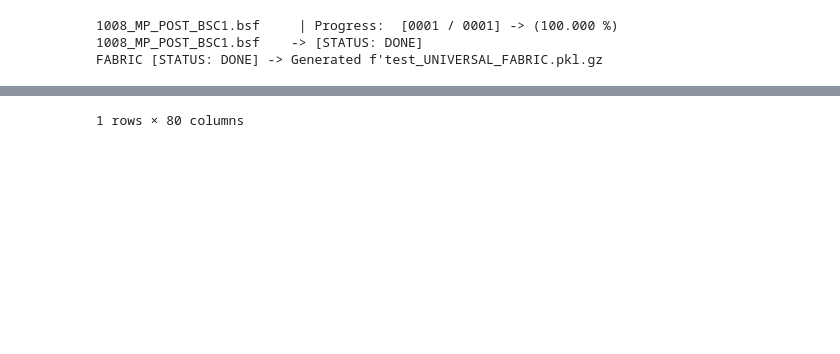
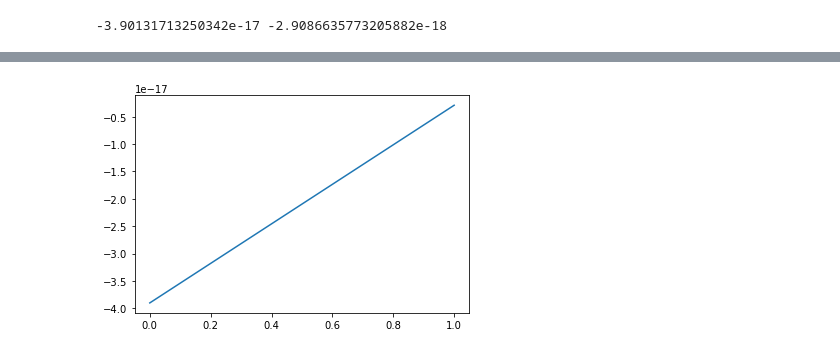
Before and after one commit to SaadatMilad1792/FABRIC, a Jupyter notebook: FABRIC.ipynb, the cells around one changed output, grey strips where cells are left out. Saved outputs shown, nothing was run; the diff lists cells and outputs as text; code cells hidden in the pictures; blank space fills up the shorter version.

Commit message:
Stable visual tools

```diff
--- a/FABRIC.ipynb
+++ b/FABRIC.ipynb
@@ -2,9 +2,7 @@
 import FABRIC
 
 params = FABRIC.loadArgs('./params/params.yaml')
-FABRIC.genFabDf(params)
-print("DONE")
+__ = FABRIC.genFabDf(params)
+__ = FABRIC.analytic(params)
 # %% [output]
-1008_MP_POST_BSC1.bsf     | Progress:  [0001 / 0001] -> (100.000 %)
-1008_MP_POST_BSC1.bsf    -> [STATUS: DONE]
-FABRIC [STATUS: DONE] -> Generated f'test_UNIVERSAL_FABRIC.pkl.gz
+-3.90131713250342e-17 -2.9086635773205882e-18
@@ -13 +9 @@ FABRIC [STATUS: DONE] -> Generated f'test_UNIVERSAL_FABRIC.pkl.gz
-1 rows × 80 columns
+[figure, added]
```
Also changed, not shown: parts of 8 cells of this notebook, 5 other files.
